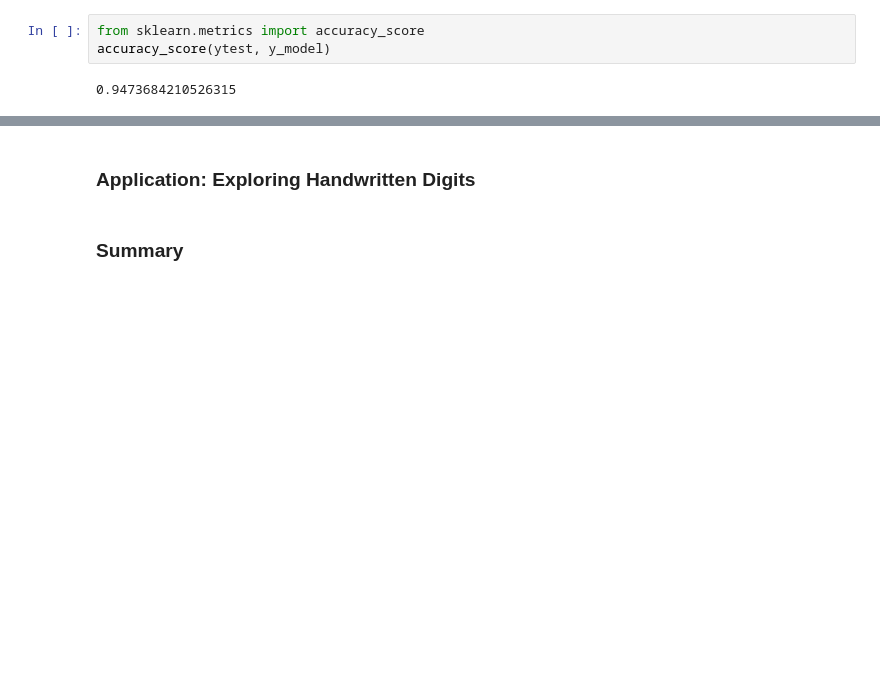
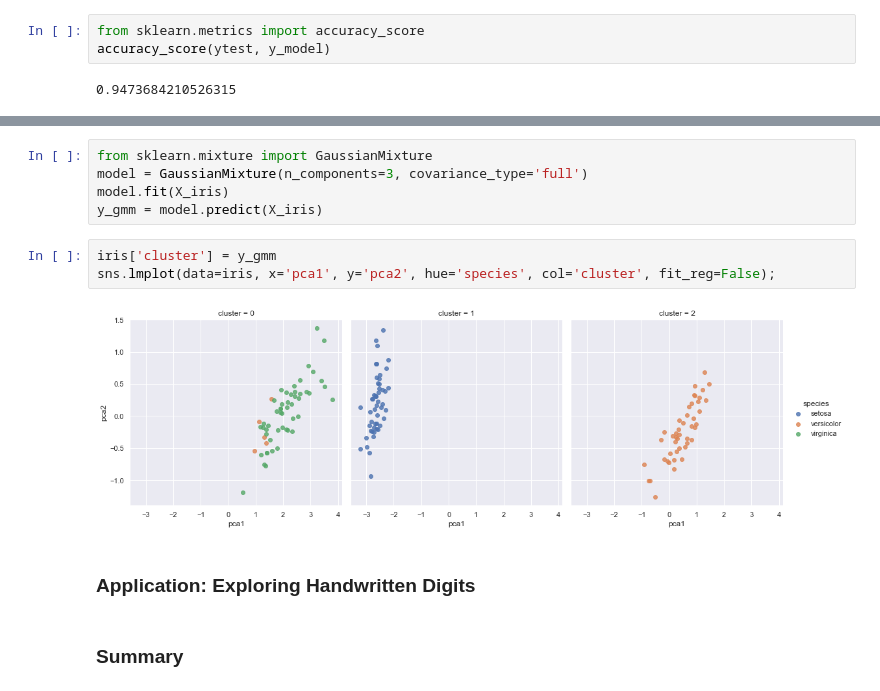
Before and after one commit to taylordunn/python-data-science-handbook, a Jupyter notebook: chapter5/chapter5.ipynb, the cells around one changed output, grey strips where cells are left out. Saved outputs shown, nothing was run; the diff lists cells and outputs as text; blank space fills up the shorter version.

```diff
--- a/chapter5/chapter5.ipynb
+++ b/chapter5/chapter5.ipynb
@@ -153,3 +170,13 @@ accuracy_score(ytest, y_model)
+# %%
+from sklearn.mixture import GaussianMixture
+model = GaussianMixture(n_components=3, covariance_type='full')
+model.fit(X_iris)
+y_gmm = model.predict(X_iris)
+# %%
+iris['cluster'] = y_gmm
+sns.lmplot(data=iris, x='pca1', y='pca2', hue='species', col='cluster', fit_reg=False);
+# %% [output]
+[figure, added]
 # %% [markdown]
 ### Application: Exploring Handwritten Digits
 # %% [markdown]
```
Also changed, not shown: parts of 4 cells of this notebook.
